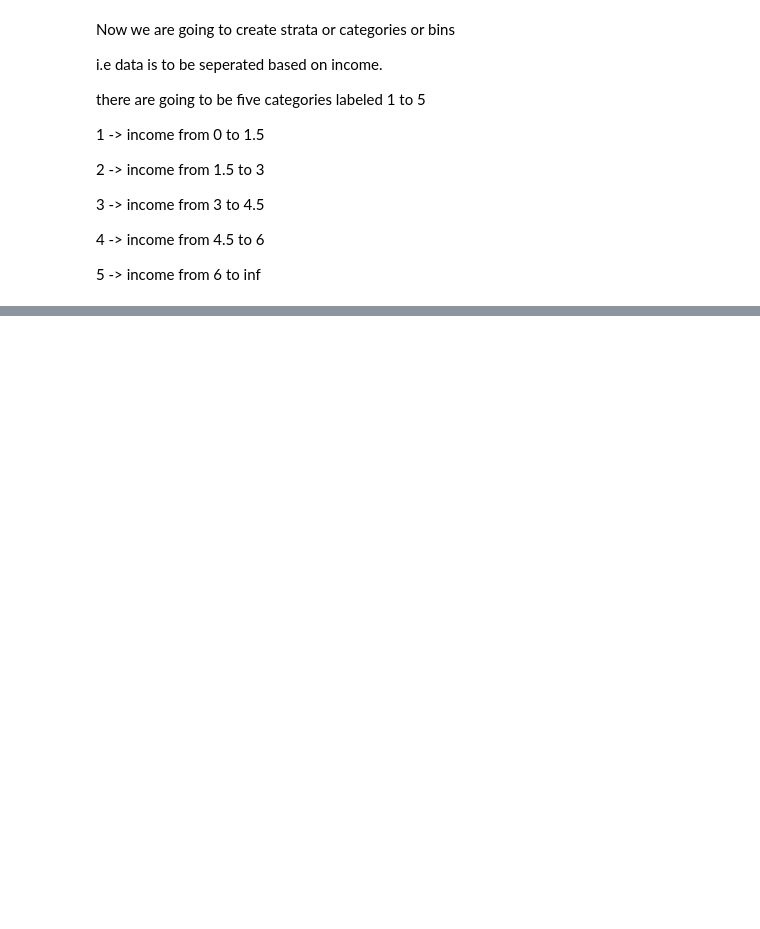
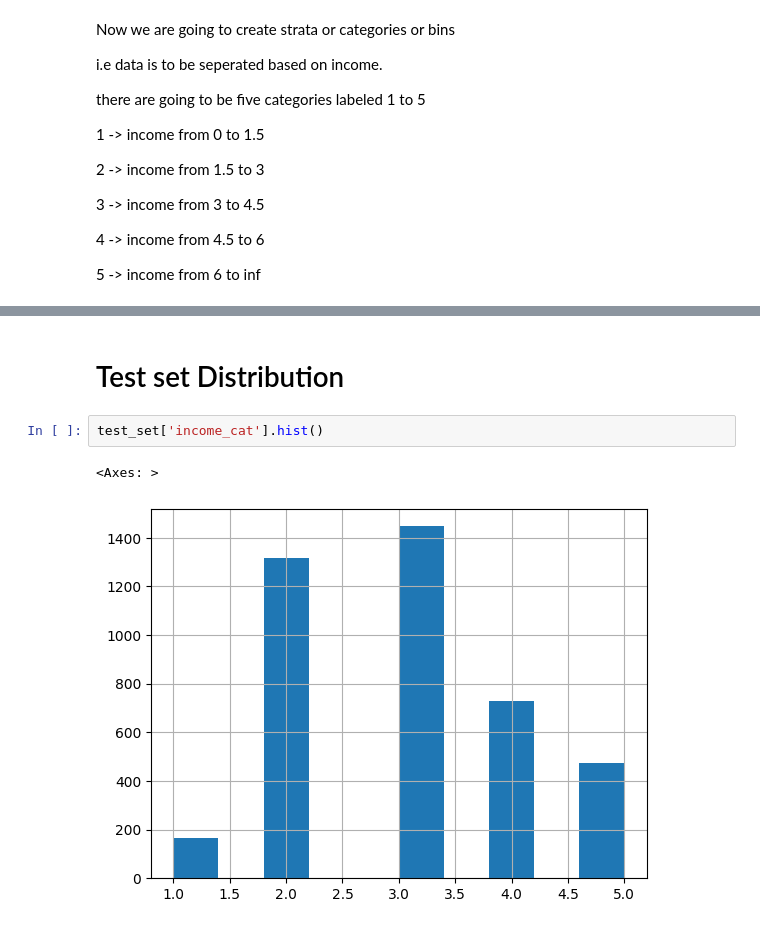
Before and after one commit to akashnarwal7/Califlornia-Housing-Price-Prediction-Model, a Jupyter notebook: HousePricePrediction.ipynb, the cells around one changed output, grey strips where cells are left out. Cells and saved outputs as stored; diff of their text form; blank space fills up the shorter version.

```diff
--- a/HousePricePrediction.ipynb
+++ b/HousePricePrediction.ipynb
@@ -382,0 +419,7 @@ housing_copy.head()
+# %% [markdown]
+# Test set Distribution
+# %%
+test_set['income_cat'].hist()
+# %% [output]
+<Axes: >
+[figure, added]
```
Also changed, not shown: parts of 12 cells of this notebook.
